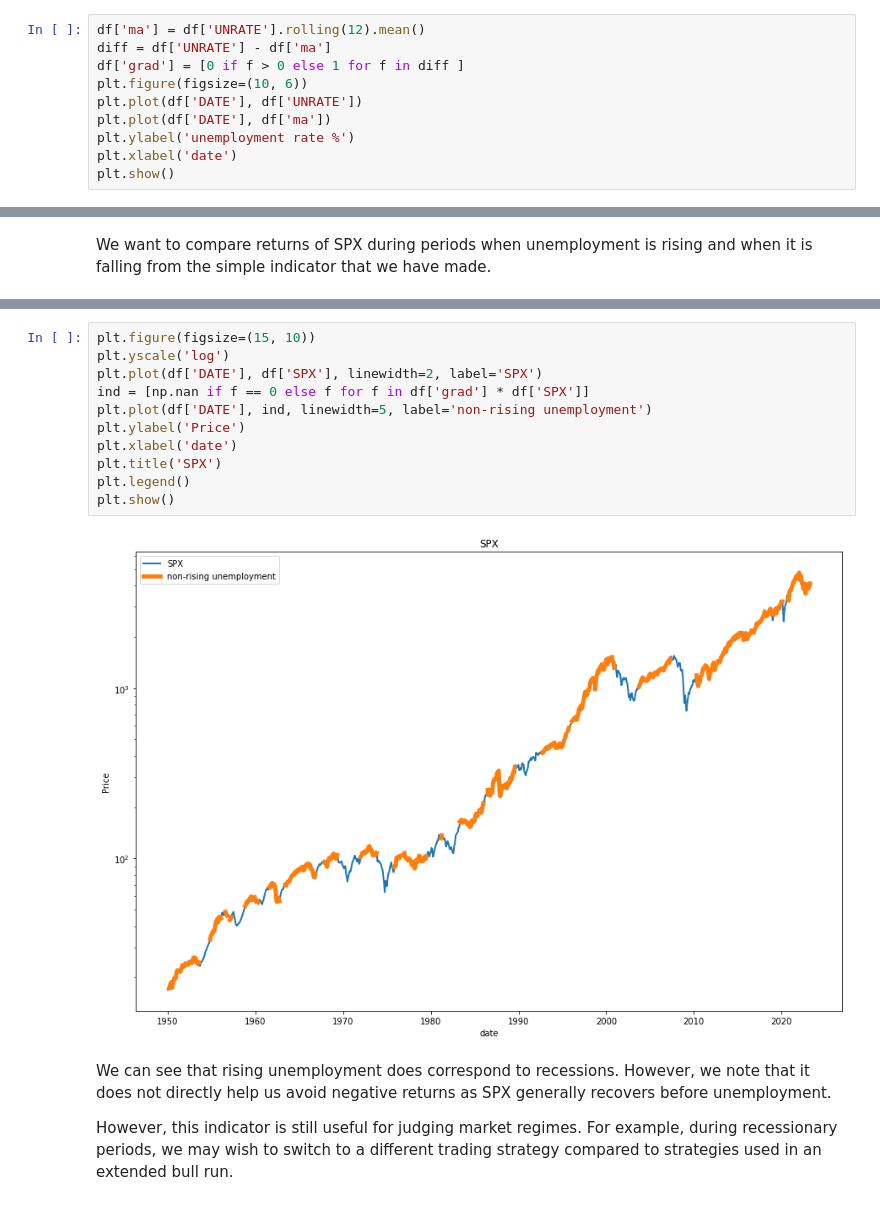
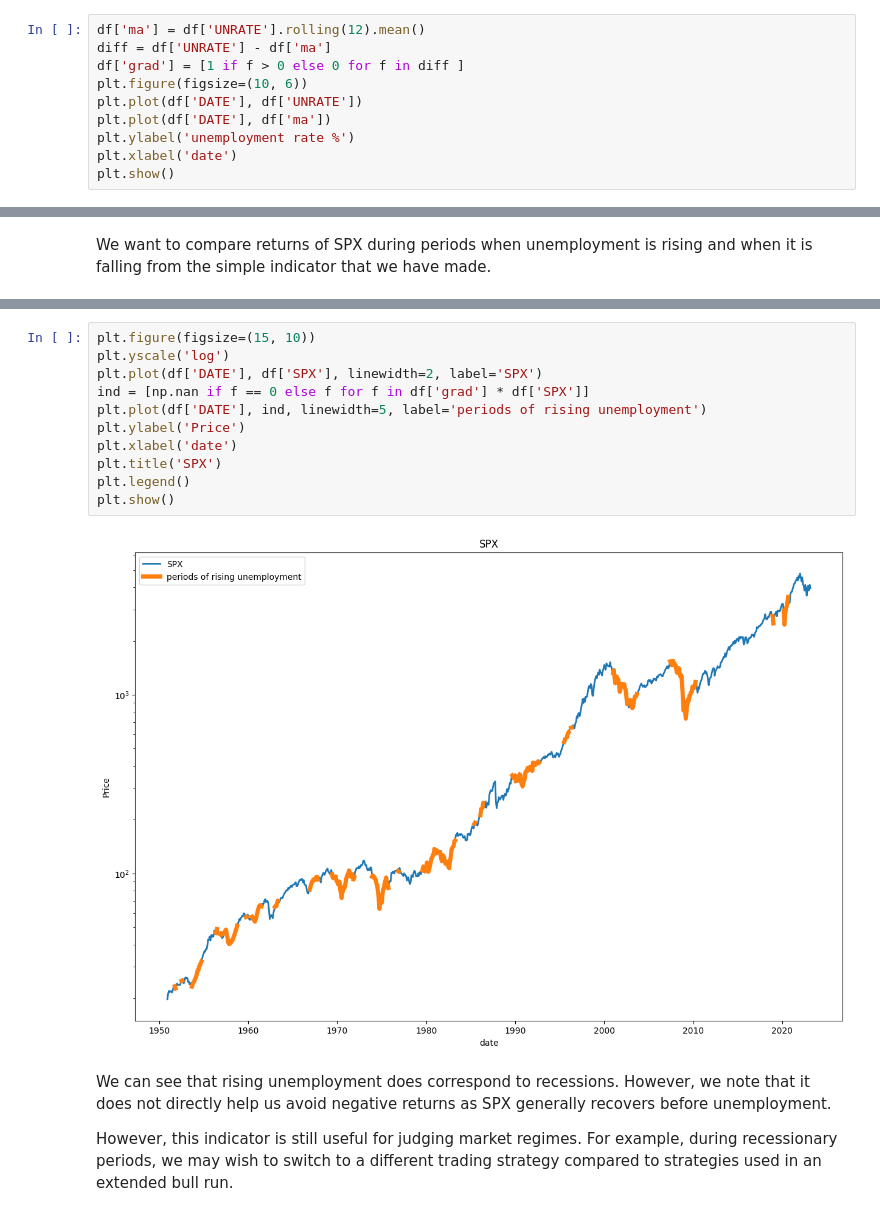
Before and after one commit to ag3nt3154/Quantitative_Finance_Modelling, a Jupyter notebook: 10. Forecasting_SPX_by_Macro_Factors.ipynb, the cells around one changed output, grey strips where cells are left out. Saved outputs shown, nothing was run; the diff lists cells and outputs as text.

```diff
--- a/10. Forecasting_SPX_by_Macro_Factors.ipynb
+++ b/10. Forecasting_SPX_by_Macro_Factors.ipynb
@@ -271,7 +271,7 @@ We theorise that rising unemployment signifies an impending recession, and falli
 # %%
 df['ma'] = df['UNRATE'].rolling(12).mean()
 diff = df['UNRATE'] - df['ma']
-df['grad'] = [0 if f > 0 else 1 for f in diff ]
+df['grad'] = [1 if f > 0 else 0 for f in diff ]
 plt.figure(figsize=(10, 6))
 plt.plot(df['DATE'], df['UNRATE'])
 plt.plot(df['DATE'], df['ma'])
@@ -321,16 +320,16 @@ df
 # %%
 plt.figure(figsize=(15, 10))
 plt.yscale('log')
 plt.plot(df['DATE'], df['SPX'], linewidth=2, label='SPX')
 ind = [np.nan if f == 0 else f for f in df['grad'] * df['SPX']]
-plt.plot(df['DATE'], ind, linewidth=5, label='non-rising unemployment')
+plt.plot(df['DATE'], ind, linewidth=5, label='periods of rising unemployment')
 plt.ylabel('Price')
 plt.xlabel('date')
 plt.title('SPX')
 plt.legend()
 plt.show()
 # %% [output]
-[figure, old version]
+[figure, new version]
 # %% [markdown]
 We can see that rising unemployment does correspond to recessions. However, we note that it does not directly help us  avoid negative returns as SPX generally recovers before unemployment.
 
```
Also changed, not shown: parts of 12 cells of this notebook.
